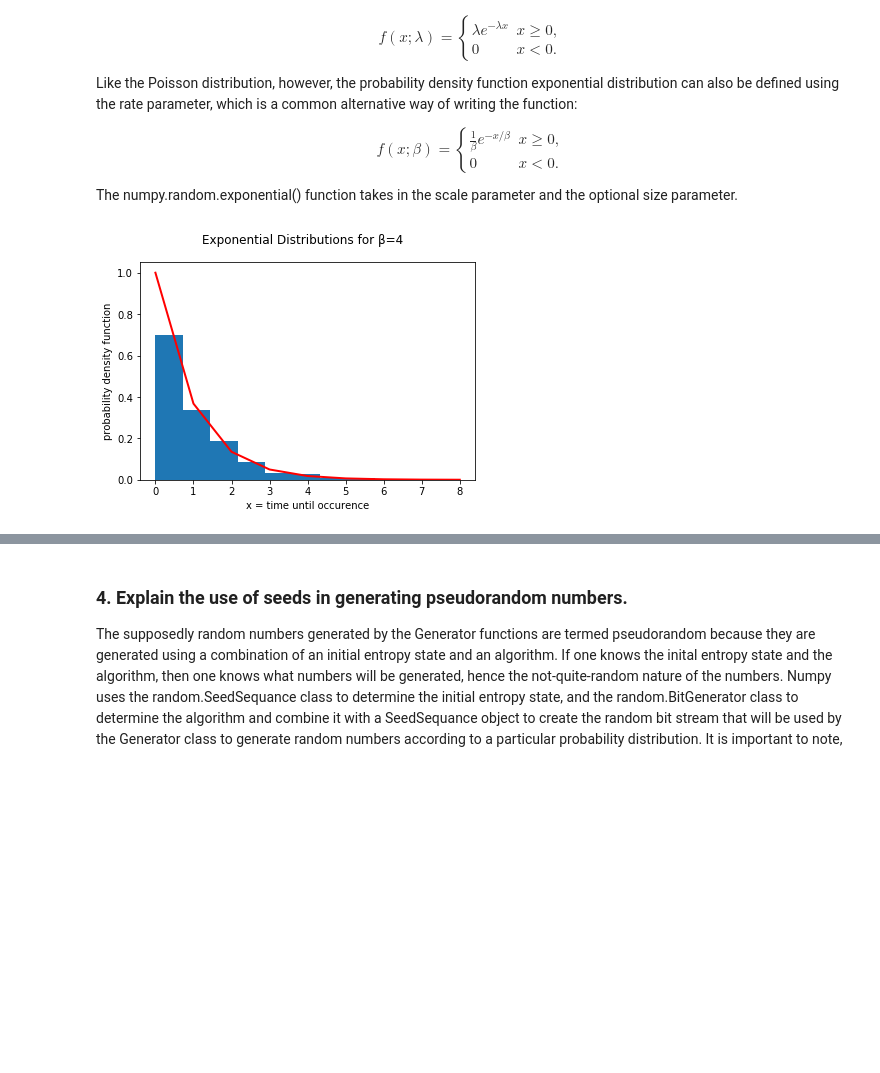
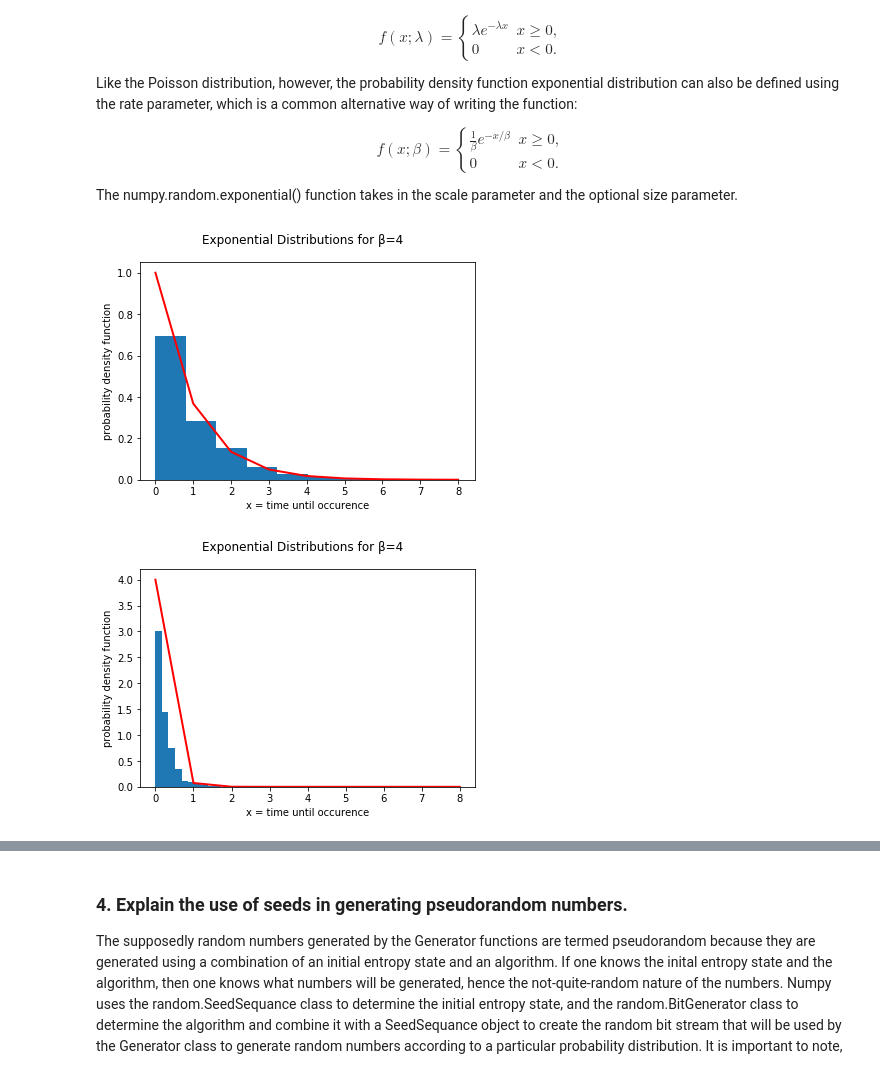
Before and after one commit to ashleycampion/GMIT_Programming_for_data_analysis_Assignment, a Jupyter notebook: Programming for Data Analysis - Assignment.ipynb, the cells around one changed output, grey strips where cells are left out. Cells and saved outputs as stored; diff of their text form; code cells hidden in the pictures; blank space fills up the shorter version.

Commit message:
adding exponential

```diff
--- a/Programming for Data Analysis - Assignment.ipynb
+++ b/Programming for Data Analysis - Assignment.ipynb
@@ -530,10 +530,19 @@ The numpy.random.exponential() function takes in the scale parameter and the opt
 # %%
 exp = rng.exponential(1, 1000)
 count, bins, ignored = plt.hist(exp, 10, density=True)
 plt.plot(np.arange(9), ss.expon.pdf(np.arange(9)), "r-", lw="2")
 plt.suptitle("Exponential Distributions for β=4")
 plt.xlabel("x = time until occurence")
 plt.ylabel("probability density function")
 plt.show()
+
+exp = rng.exponential(1/4, 1000)
+count, bins, ignored = plt.hist(exp, 10, density=True)
+plt.plot(np.arange(9), ss.expon.pdf(np.arange(9), scale=1/4), "r-", lw="2")
+plt.suptitle("Exponential Distributions for β=4")
+plt.xlabel("x = time until occurence")
+plt.ylabel("probability density function")
+plt.show()
 # %% [output]
-[figure, old version]
+[figure, new version]
+[figure, added]
```
Also changed, not shown: parts of 16 cells of this notebook.
